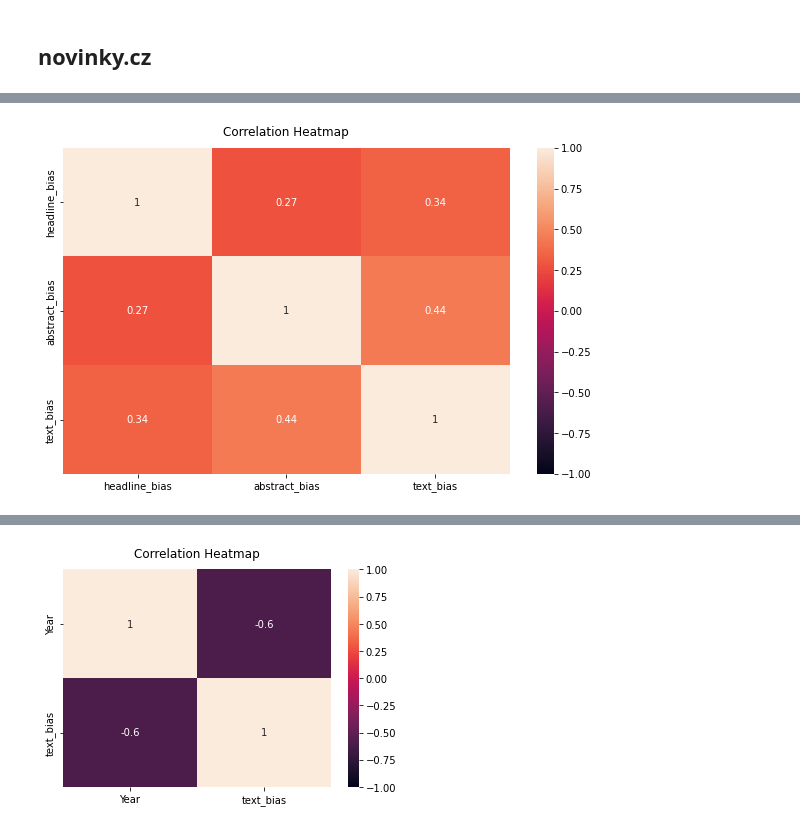
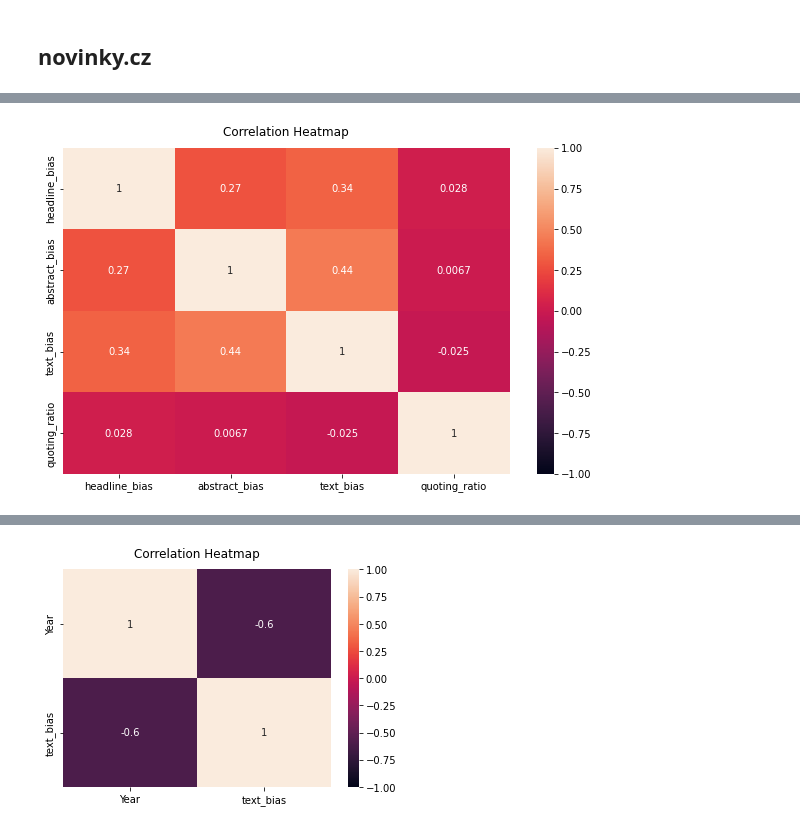
Before and after one commit to horychtom/czech-media-bias-detection, a Jupyter notebook: notebooks/media/full_pipeline/inference_experiments.ipynb, the cells around one changed output, grey strips where cells are left out. Saved outputs shown, nothing was run; the diff lists cells and outputs as text; code cells hidden in the pictures.

Commit message:
added quoting

```diff
--- a/notebooks/media/full_pipeline/inference_experiments.ipynb
+++ b/notebooks/media/full_pipeline/inference_experiments.ipynb
@@ -192,10 +231,10 @@ novinky = novinky[novinky['section'] != 'fejeton']
 # %%
-df = novinky[['headline_bias','abstract_bias','text_bias']]
+df = novinky[['headline_bias','abstract_bias','text_bias','quoting_ratio']]
 plt.figure(figsize=(10, 6))
 heatmap = sns.heatmap(df.corr(), vmin=-1, vmax=1, annot=True)
 heatmap.set_title('Correlation Heatmap', fontdict={'fontsize':12}, pad=12);
 # %% [output]
-[figure, old version]
+[figure, new version]
 # %%
 plt.figure(figsize=(10, 6))
 heatmap = sns.heatmap(novinky.corr(), vmin=-1, vmax=1, annot=True)
```
Also changed, not shown: parts of 25 cells of this notebook, 2 other files.
